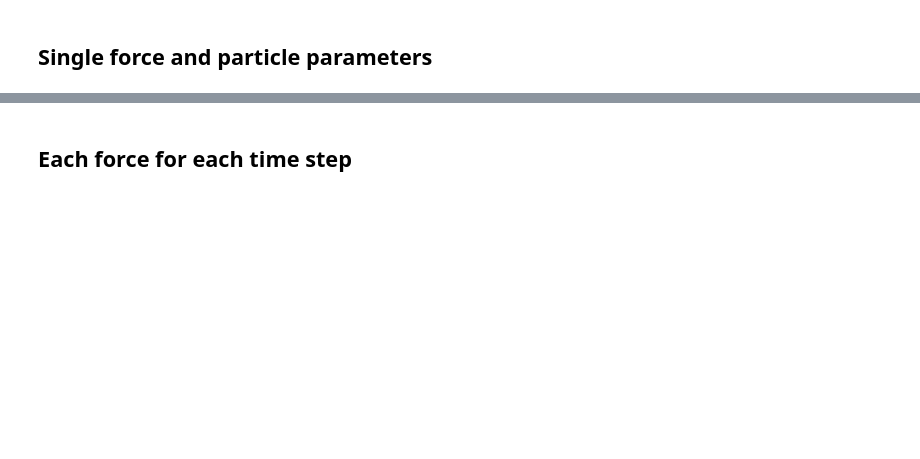
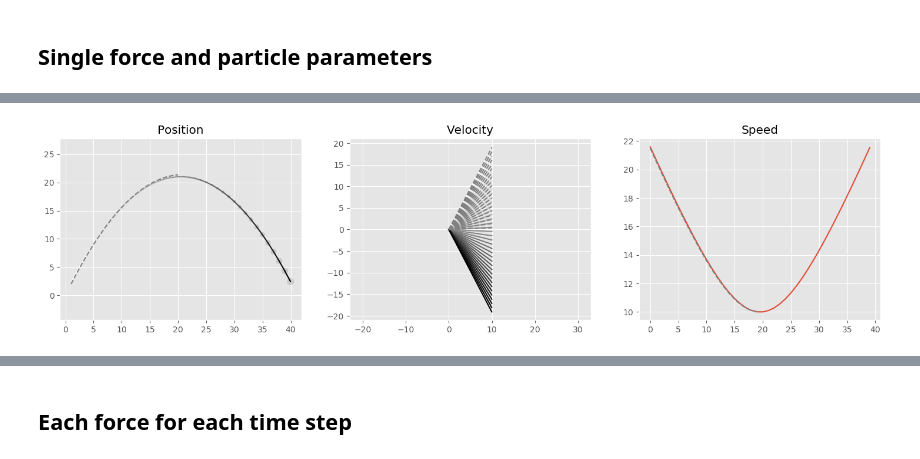
Before and after one commit to yding5/bnp2, a Jupyter notebook: notebooks/force-mcmc.ipynb, the cells around one changed output, grey strips where cells are left out. Saved outputs shown, nothing was run; the diff lists cells and outputs as text; code cells hidden in the pictures; blank space fills up the shorter version.

```diff
--- a/notebooks/force-mcmc.ipynb
+++ b/notebooks/force-mcmc.ipynb
@@ -119,23 +98,21 @@ end
 # %% [markdown]
 ## Single force and particle parameters
 # %%
-@model single_force_all_params(pos_list, vel_list) = begin
-    F ~ MvNormal(zeros(2), 10 * ones(2))
-    mass ~ InverseGamma(2, 3)
-    pos₀ ~ MvNormal(zeros(2), 10 * ones(2))
-    vel₀ ~ MvNormal(zeros(2), 10 * ones(2))
-    obj = Particle(mass, pos₀, vel₀)
-    for i in 1:length(pos_list)
-        obj′ = transition(obj, EarthWithForce(Force(F)), SimpleSimulator(args.dt))
-        pos_list[i] ~ MvNormal(positionof(obj′), 0.1)
-        vel_list[i] ~ MvNormal(velocityof(obj′), 0.1)
-        obj = obj′
+@model single_force_all_params(mass, states, dt) = begin
+    f ~ MvNormal(zeros(2), 10)
+    pos0 ~ MvNormal(zeros(2), 10)
+    vel0 ~ MvNormal(zeros(2), 10)
+    obj = Particle(mass, pos0, vel0)
+    for t in 1:length(states)
+        env = WithForce(Space(obj), 1 => f)
+        obj = first(objectsof(transition(env, dt)))
+        states[t] ~ MvNormal(vec(stateof(obj)), 0.1)
     end
 end
 
-chn = sample(single_force_all_params(positionof.(traj_data), velocityof.(traj_data)), alg, n_samples; progress_style=:plain)
+@time chn = sample(single_force_all_params(massof(data.obj0), vec.(stateof.(data.traj)), args.dt), args.alg, args.n_samples)
 
-chn |> display
+splot(chn; colordim=:parameter) |> display
 
 ;
 # %% [output]
@@ -195 +123,21 @@ end
+# %%
+let n_mc = 20, res = get(chn[end-n_mc+1:end], [:f, :mass, :pos0, :vel0]), T = length(data.traj)
+    mass = massof(data.obj0)
+    traj_list = []
+    for i in 1:n_mc
+        f = [res.f[1][i], res.f[2][i]]
+        pos0 = [res.pos0[1][i], res.pos0[2][i]]
+        vel0 = [res.vel0[1][i], res.vel0[2][i]]
+        env = WithForce(Space(Particle(mass, pos0, vel0)), 1 => f)
+        traj = simulate(env, args.dt, 2T)
+        push!(traj_list, (pos=positionof.(traj), vel=velocityof.(traj)))
+    end
+    fig, axes = plot(meantraj(traj_list), data.traj)
+    updatedev!(first(axes), traj_list)
+    display(fig)
+end
+
+;
+# %% [output]
+[figure, added]
 # %%
```
Also changed, not shown: parts of 10 cells of this notebook, 7 other files.
